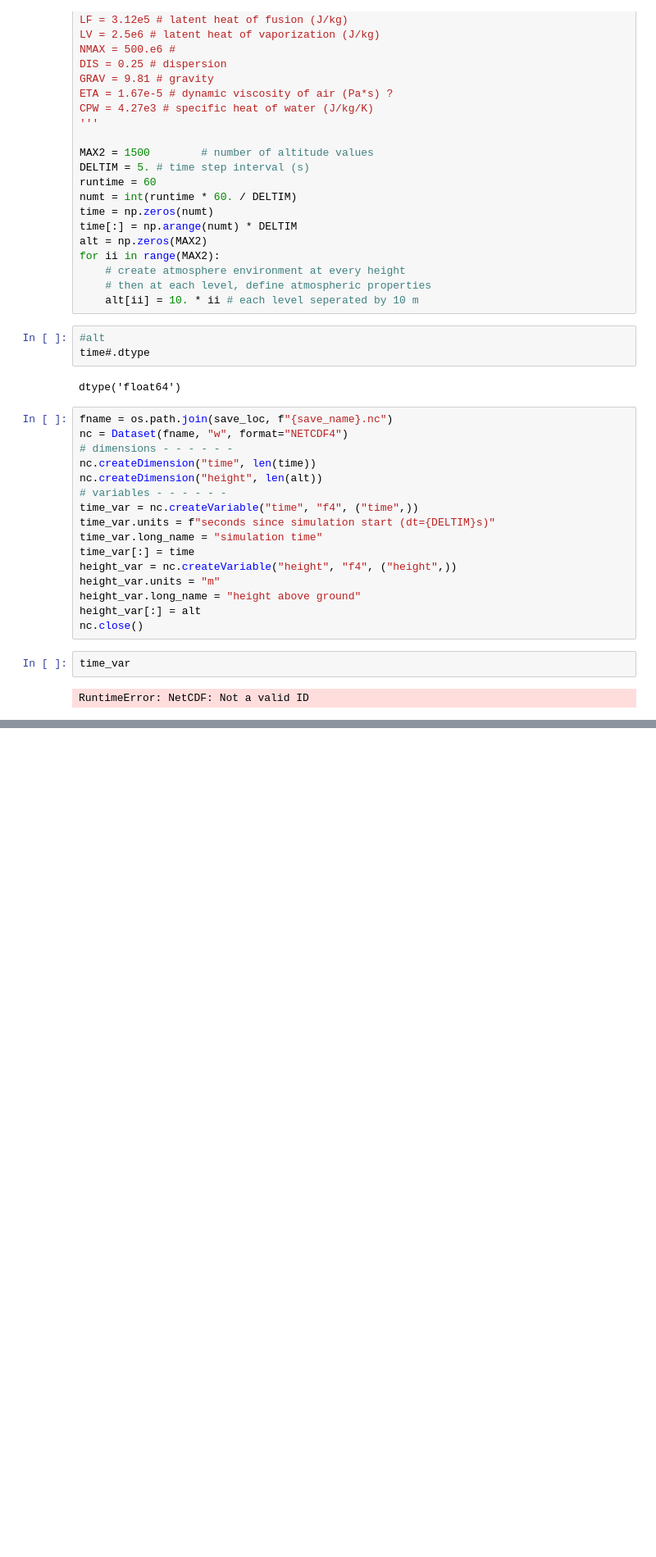
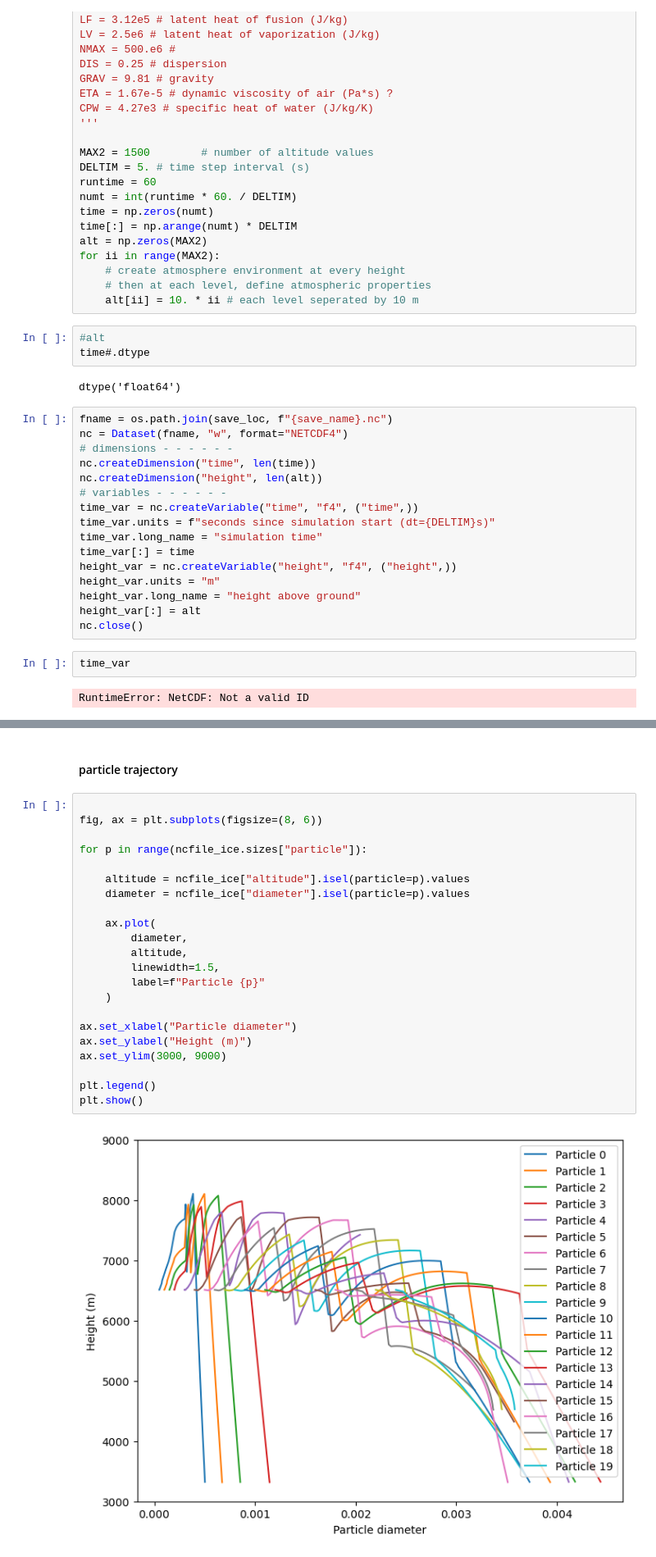
Before and after one commit to ezriri/simple-graupel-model, a Jupyter notebook: model_improvements.ipynb, the cells around one changed output, grey strips where cells are left out. Shown at 82% size. Drawn from its saved outputs; the diff is of its cells as text; blank space fills up the shorter version.

```diff
--- a/model_improvements.ipynb
+++ b/model_improvements.ipynb
@@ -115,0 +167,26 @@ Data variables:
+# %% [markdown]
+#### particle trajectory
+# %%
+
+fig, ax = plt.subplots(figsize=(8, 6))
+
+for p in range(ncfile_ice.sizes["particle"]):
+
+    altitude = ncfile_ice["altitude"].isel(particle=p).values
+    diameter = ncfile_ice["diameter"].isel(particle=p).values
+
+    ax.plot(
+        diameter,
+        altitude,
+        linewidth=1.5,
+        label=f"Particle {p}"
+    )
+
+ax.set_xlabel("Particle diameter")
+ax.set_ylabel("Height (m)")
+ax.set_ylim(3000, 9000)
+
+plt.legend()
+plt.show()
+# %% [output]
+[figure, added]
```
Also changed, not shown: parts of 10 cells of this notebook, 35 other files.
